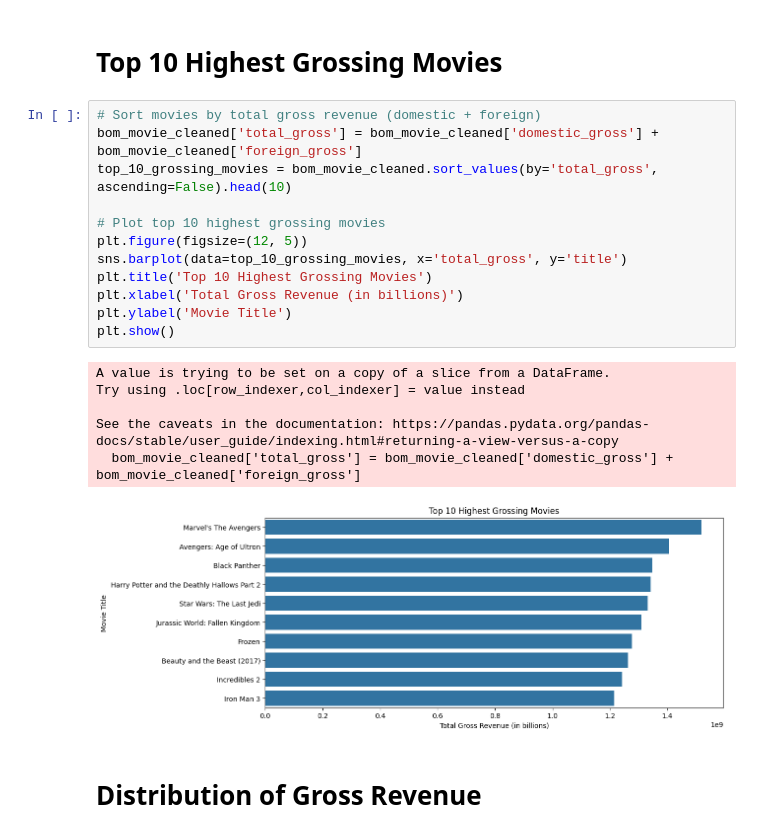
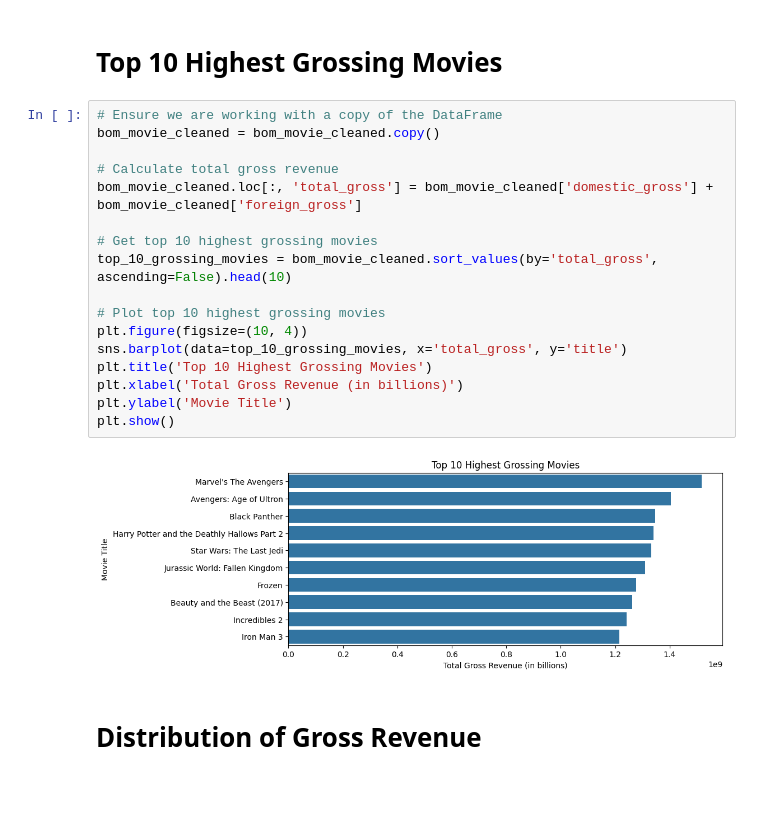
Before and after one commit to Joakim-Nandwa/DVF-PT03-Project-1, a Jupyter notebook: Joakim_Student.ipynb, the cells around one changed output. Saved outputs shown, nothing was run; the diff lists cells and outputs as text; blank space fills up the shorter version.

```diff
--- a/Joakim_Student.ipynb
+++ b/Joakim_Student.ipynb
@@ -263,24 +263,24 @@ plt.show()
 # %% [markdown]
 # Top 10 Highest Grossing Movies
 # %%
-# Sort movies by total gross revenue (domestic + foreign)
-bom_movie_cleaned['total_gross'] = bom_movie_cleaned['domestic_gross'] + bom_movie_cleaned['foreign_gross']
+# Ensure we are working with a copy of the DataFrame
+bom_movie_cleaned = bom_movie_cleaned.copy()
+
+# Calculate total gross revenue
+bom_movie_cleaned.loc[:, 'total_gross'] = bom_movie_cleaned['domestic_gross'] + bom_movie_cleaned['foreign_gross']
+
+# Get top 10 highest grossing movies
 top_10_grossing_movies = bom_movie_cleaned.sort_values(by='total_gross', ascending=False).head(10)
 
 # Plot top 10 highest grossing movies
-plt.figure(figsize=(12, 5))
+plt.figure(figsize=(10, 4))
 sns.barplot(data=top_10_grossing_movies, x='total_gross', y='title')
 plt.title('Top 10 Highest Grossing Movies')
 plt.xlabel('Total Gross Revenue (in billions)')
 plt.ylabel('Movie Title')
 plt.show()
 # %% [output]
-A value is trying to be set on a copy of a slice from a DataFrame.
-Try using .loc[row_indexer,col_indexer] = value instead
-
-See the caveats in the documentation: https://pandas.pydata.org/pandas-docs/stable/user_guide/indexing.html#returning-a-view-versus-a-copy
-  bom_movie_cleaned['total_gross'] = bom_movie_cleaned['domestic_gross'] + bom_movie_cleaned['foreign_gross']
-[figure, old version]
+[figure, new version]
 # %% [markdown]
 # Distribution of Gross Revenue
 # %%
```
Also changed, not shown: parts of 12 cells of this notebook.
